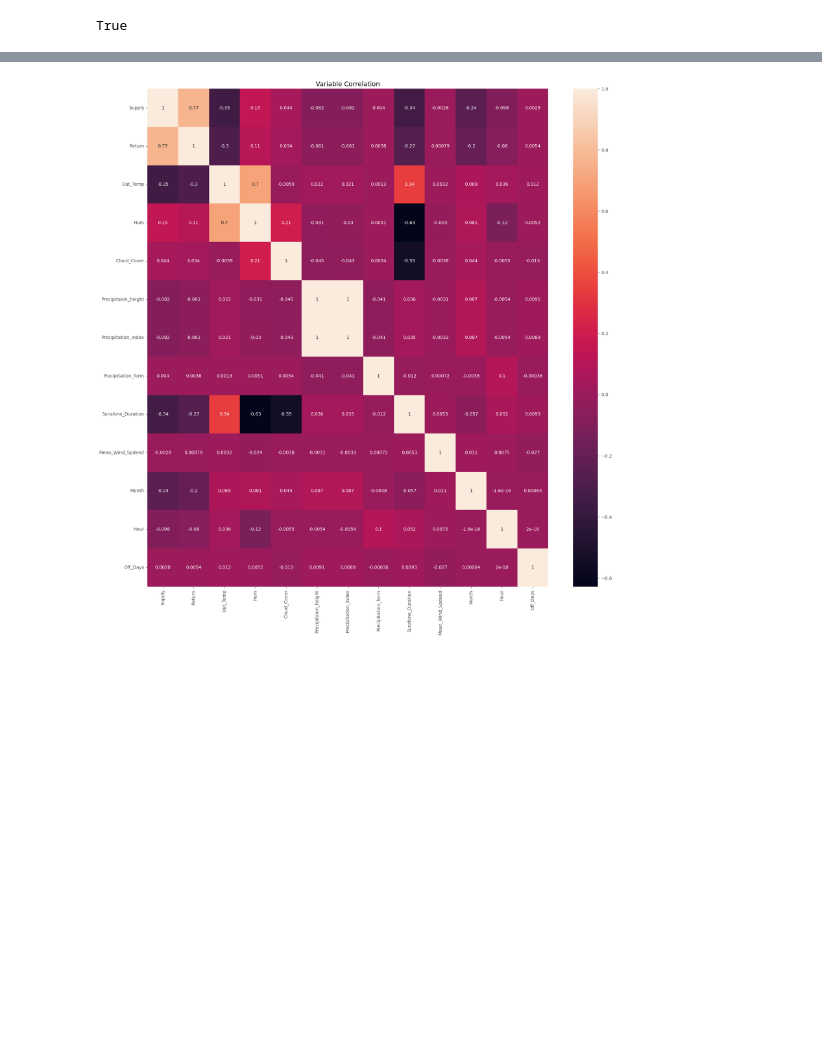
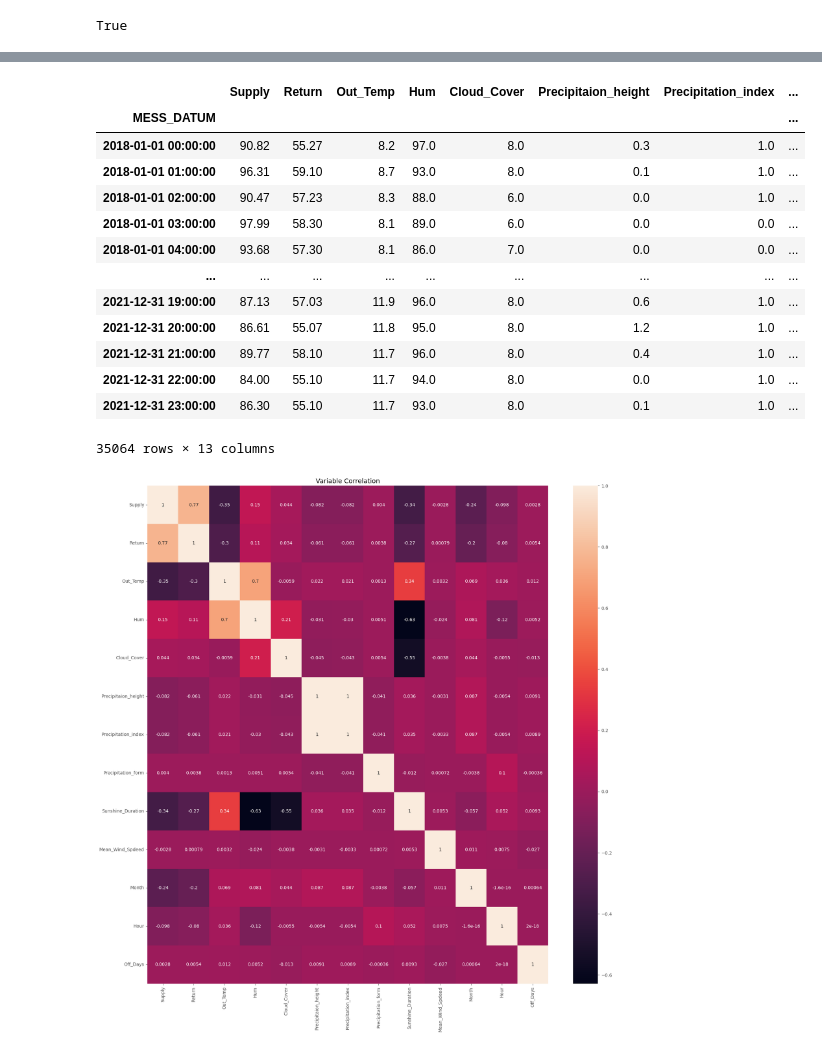
Before and after one commit to pakdad/dhc-maintenance, a Jupyter notebook: PdM_Walkthrough.ipynb, the cells around one changed output, grey strips where cells are left out. Drawn from its saved outputs; the diff is of its cells as text; code cells hidden in the pictures; blank space fills up the shorter version.

```diff
--- a/PdM_Walkthrough.ipynb
+++ b/PdM_Walkthrough.ipynb
@@ -143,3 +164,20 @@ network.data.tail()
+# %%
+network.data.loc["2018-01-01 00:00:00":"2021-12-31 23:00:00"]
+# %% [output]
+|  | Supply | Return | Out_Temp | Hum | Cloud_Cover | Precipitaion_height | Precipitation_index | ... |
+| MESS_DATUM |  |  |  |  |  |  |  | ... |
+| 2018-01-01 00:00:00 | 90.82 | 55.27 | 8.2 | 97.0 | 8.0 | 0.3 | 1.0 | ... |
+| 2018-01-01 01:00:00 | 96.31 | 59.10 | 8.7 | 93.0 | 8.0 | 0.1 | 1.0 | ... |
+| 2018-01-01 02:00:00 | 90.47 | 57.23 | 8.3 | 88.0 | 6.0 | 0.0 | 1.0 | ... |
+| 2018-01-01 03:00:00 | 97.99 | 58.30 | 8.1 | 89.0 | 6.0 | 0.0 | 0.0 | ... |
+| 2018-01-01 04:00:00 | 93.68 | 57.30 | 8.1 | 86.0 | 7.0 | 0.0 | 0.0 | ... |
+| ... | ... | ... | ... | ... | ... | ... | ... | ... |
+| 2021-12-31 19:00:00 | 87.13 | 57.03 | 11.9 | 96.0 | 8.0 | 0.6 | 1.0 | ... |
+| 2021-12-31 20:00:00 | 86.61 | 55.07 | 11.8 | 95.0 | 8.0 | 1.2 | 1.0 | ... |
+| 2021-12-31 21:00:00 | 89.77 | 58.10 | 11.7 | 96.0 | 8.0 | 0.4 | 1.0 | ... |
+| 2021-12-31 22:00:00 | 84.00 | 55.10 | 11.7 | 94.0 | 8.0 | 0.0 | 1.0 | ... |
+| 2021-12-31 23:00:00 | 86.30 | 55.10 | 11.7 | 93.0 | 8.0 | 0.1 | 1.0 | ... |
+35064 rows × 13 columns
 # %%
 # the corr method will plot the correlation of our vrabiales
 # this will make it easy for us for feature selection
```
Also changed, not shown: parts of 12 cells of this notebook, 12 other files.
